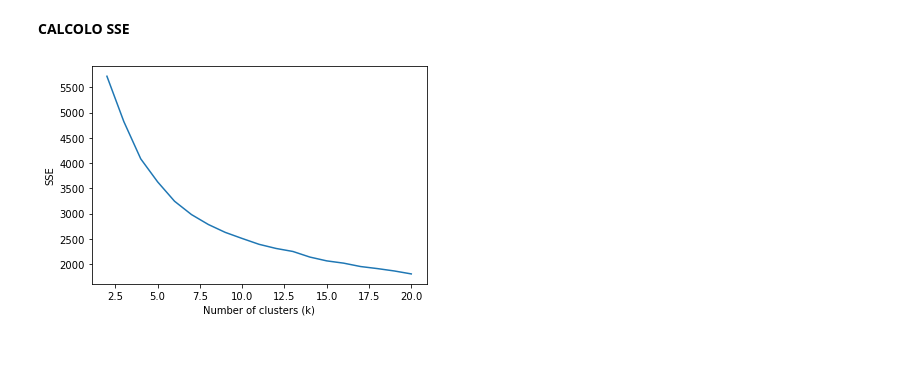
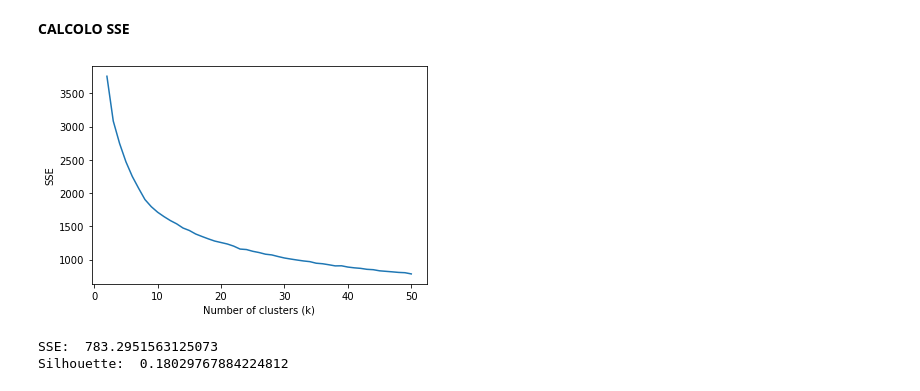
Before and after one commit to marioproia/Progetto_DM1, a Jupyter notebook: Outliers_and_Clustering.ipynb, the cells around one changed output. Cells and saved outputs as stored; diff of their text form; code cells hidden in the pictures; blank space fills up the shorter version.

```diff
--- a/Outliers_and_Clustering.ipynb
+++ b/Outliers_and_Clustering.ipynb
@@ -447,5 +455,5 @@ clustering.head()
 | 3 | 41.0 | 6430.0 | 2 | 2.0 | 17 |
 | 4 | 42.0 | 2766.0 | 12 | 5.0 | 22 |
 # %%
-scaler = StandardScaler()
+scaler = RobustScaler()
 X = scaler.fit_transform(clustering.values)
@@ -494,17 +515,23 @@ plt.show()
 **CALCOLO SSE**
 # %%
 sse_list = []
-max_k = 20
+max_k = 50
 
 for k in range(2, max_k+1):
     kmeans = KMeans(n_clusters = k)
     kmeans.fit(X)
     sse=kmeans.inertia_
     sse_list.append(sse)
 
 plt.plot(range(2, len(sse_list)+2), sse_list)
 plt.xlabel("Number of clusters (k)")
 plt.ylabel("SSE")
 plt.show()
 # %% [output]
-[figure, old version]
+[figure, new version]
+# %%
+print('SSE: ', kmeans.inertia_)
+print('Silhouette: ', silhouette_score(X, kmeans.labels_))
+# %% [output]
+SSE:  783.2951563125073
+Silhouette:  0.18029767884224812
```
Also changed, not shown: parts of 19 cells of this notebook.
